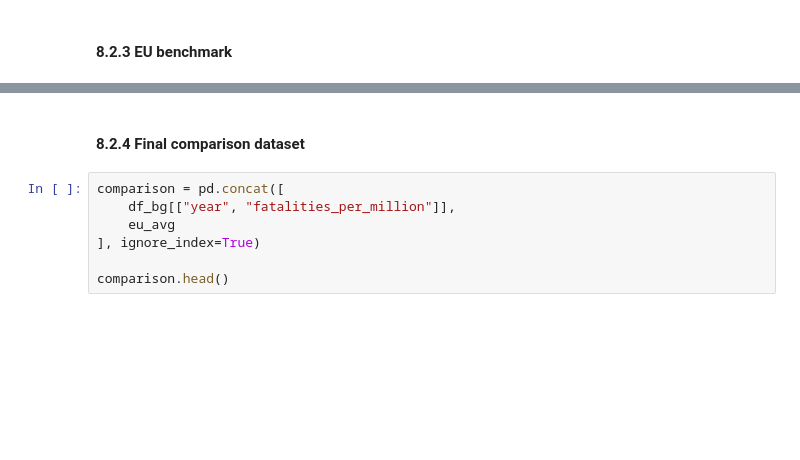
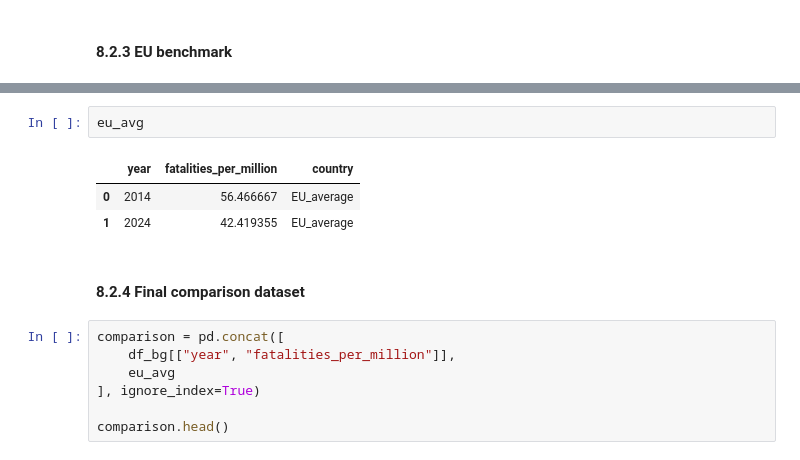
Before and after one commit to borisyotsov/Road-Safety-in-Bulgaria-Impact-of-Traffic-and-Infrastructure-on-Accident-Rates, a Jupyter notebook: Road_Safety_Project.ipynb, the cells around one changed output, grey strips where cells are left out. Drawn from its saved outputs; the diff is of its cells as text; blank space fills up the shorter version.

```diff
--- a/Road_Safety_Project.ipynb
+++ b/Road_Safety_Project.ipynb
@@ -824,3 +890,9 @@ eu_avg.head()
+# %%
+eu_avg
+# %% [output]
+|  | year | fatalities_per_million | country |
+| 0 | 2014 | 56.466667 | EU_average |
+| 1 | 2024 | 42.419355 | EU_average |
 # %% [markdown]
 #### 8.2.4 Final comparison dataset
 # %%
```
Also changed, not shown: parts of 29 cells of this notebook.
